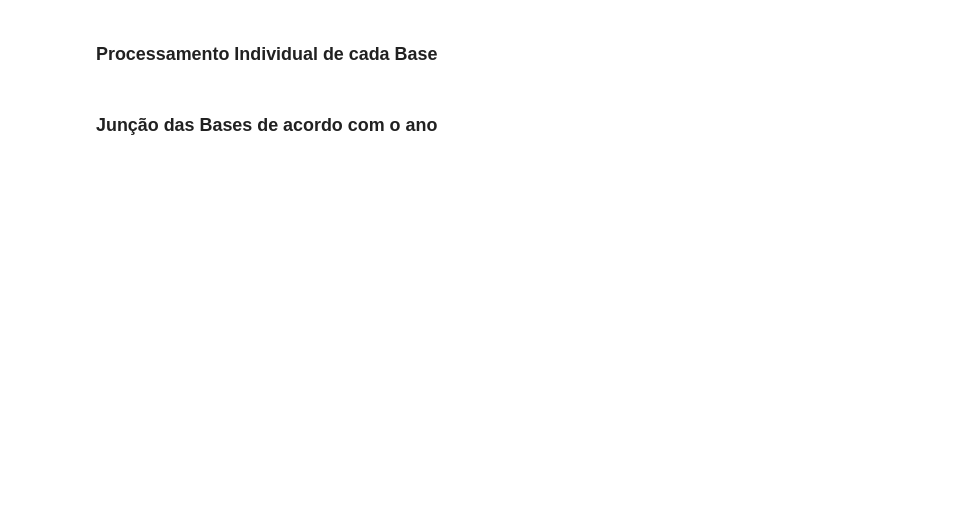
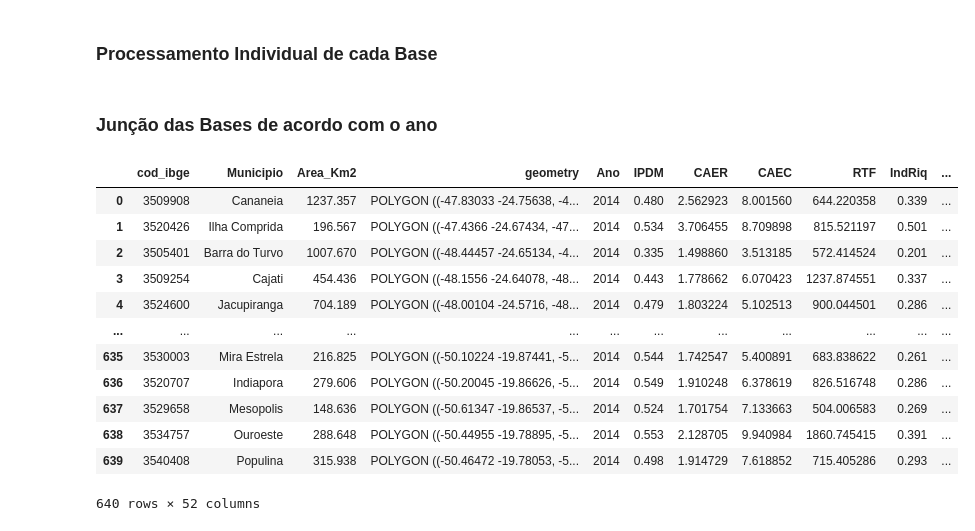
Before and after one commit to LuccaFerraz/Analise-Criminal-no-Brasil, a Jupyter notebook: base_final.ipynb, the cells around one changed output. Drawn from its saved outputs; the diff is of its cells as text; code cells hidden in the pictures; blank space fills up the shorter version.

```diff
--- a/base_final.ipynb
+++ b/base_final.ipynb
@@ -38,6 +38,9 @@ cols = ['razao_sexo', 'id_media', 'dens_demog']
 EST_POP[cols] = EST_POP[cols].replace({',': '.'}, regex=True).apply(pd.to_numeric)
 # %%
 ipdm = pd.read_csv(path_ipdm, index_col=0)
+ipdm.drop(columns=['Produto Interno Bruto per capita'], inplace=True)
+# %%
+ipdm = ipdm.merge(divisao_regional, on=['cod_ibge', 'Municipio'], how='inner')
 # %% [markdown]
 ### Junção das Bases de acordo com o ano
 # %%
@@ -75,3 +143,20 @@ df_2020 = juncao_por_ano(ipdm, limites_regionais, EST_POP, PIB, 2020)
+# %%
+pd.set_option('display.max_columns', None)
+df_2014
+# %% [output]
+|  | cod_ibge | Municipio | Area_Km2 | geometry | Ano | IPDM | CAER | CAEC | RTF | IndRiq | ... |
+| 0 | 3509908 | Cananeia | 1237.357 | POLYGON ((-47.83033 -24.75638, -4... | 2014 | 0.480 | 2.562923 | 8.001560 | 644.220358 | 0.339 | ... |
+| 1 | 3520426 | Ilha Comprida | 196.567 | POLYGON ((-47.4366 -24.67434, -47... | 2014 | 0.534 | 3.706455 | 8.709898 | 815.521197 | 0.501 | ... |
+| 2 | 3505401 | Barra do Turvo | 1007.670 | POLYGON ((-48.44457 -24.65134, -4... | 2014 | 0.335 | 1.498860 | 3.513185 | 572.414524 | 0.201 | ... |
+| 3 | 3509254 | Cajati | 454.436 | POLYGON ((-48.1556 -24.64078, -48... | 2014 | 0.443 | 1.778662 | 6.070423 | 1237.874551 | 0.337 | ... |
+| 4 | 3524600 | Jacupiranga | 704.189 | POLYGON ((-48.00104 -24.5716, -48... | 2014 | 0.479 | 1.803224 | 5.102513 | 900.044501 | 0.286 | ... |
+| ... | ... | ... | ... | ... | ... | ... | ... | ... | ... | ... | ... |
+| 635 | 3530003 | Mira Estrela | 216.825 | POLYGON ((-50.10224 -19.87441, -5... | 2014 | 0.544 | 1.742547 | 5.400891 | 683.838622 | 0.261 | ... |
+| 636 | 3520707 | Indiapora | 279.606 | POLYGON ((-50.20045 -19.86626, -5... | 2014 | 0.549 | 1.910248 | 6.378619 | 826.516748 | 0.286 | ... |
+| 637 | 3529658 | Mesopolis | 148.636 | POLYGON ((-50.61347 -19.86537, -5... | 2014 | 0.524 | 1.701754 | 7.133663 | 504.006583 | 0.269 | ... |
+| 638 | 3534757 | Ouroeste | 288.648 | POLYGON ((-50.44955 -19.78895, -5... | 2014 | 0.553 | 2.128705 | 9.940984 | 1860.745415 | 0.391 | ... |
+| 639 | 3540408 | Populina | 315.938 | POLYGON ((-50.46472 -19.78053, -5... | 2014 | 0.498 | 1.914729 | 7.618852 | 715.405286 | 0.293 | ... |
+640 rows × 52 columns
 # %%
 def exportar_df(gdf, ano, caminho_destino='Base_final'):
     diretorio = os.path.join(caminho_destino, str(ano))
```
Also changed, not shown: parts of 3 cells of this notebook.
